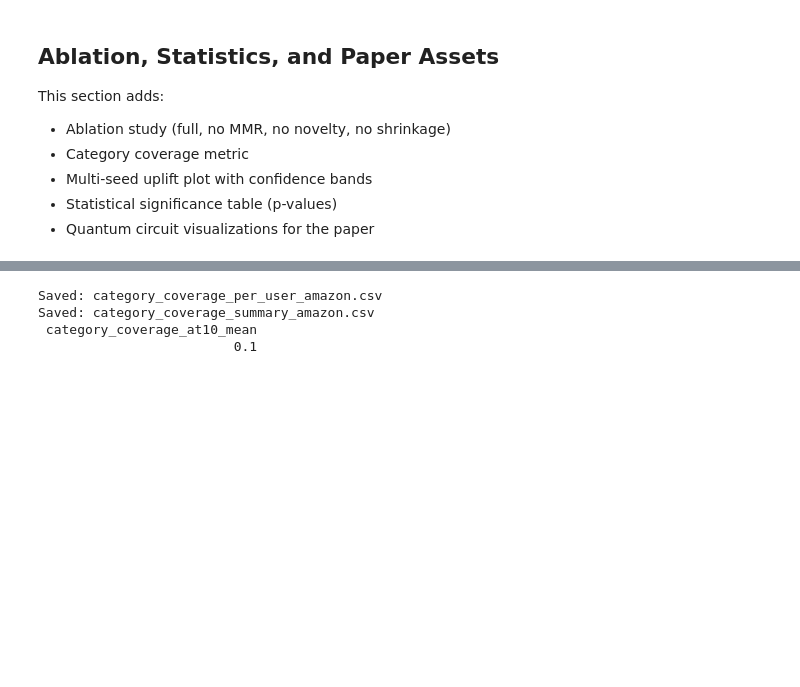
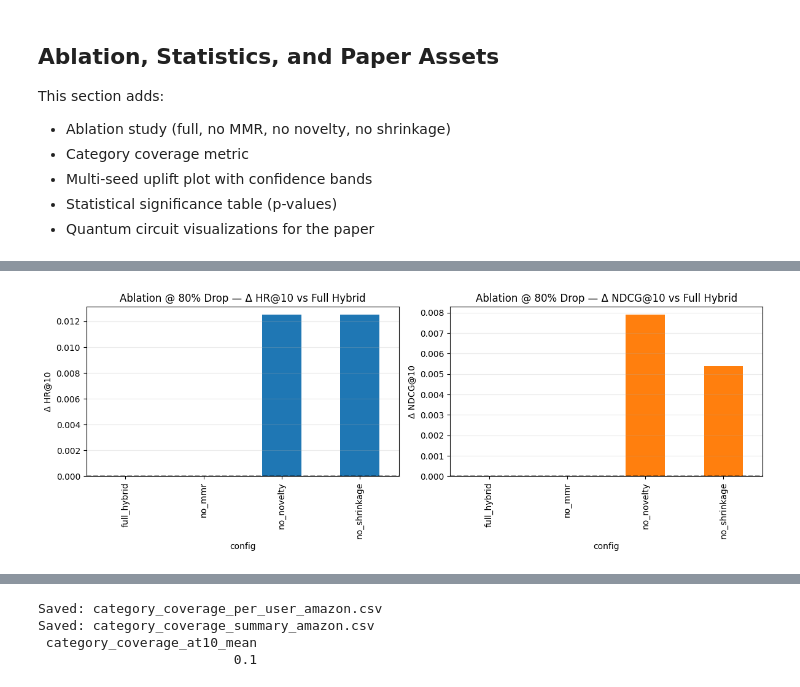
Before and after one commit to ApinisAtvars/Quantum-Enhanced-Smart-Shopping-Experience, a Jupyter notebook: QACF/AmazonReviews/04_hybrid_integration_amazon.ipynb, the cells around one changed output, grey strips where cells are left out. Drawn from its saved outputs; the diff is of its cells as text; code cells hidden in the pictures; blank space fills up the shorter version.

```diff
--- a/QACF/AmazonReviews/04_hybrid_integration_amazon.ipynb
+++ b/QACF/AmazonReviews/04_hybrid_integration_amazon.ipynb
@@ -2541,0 +2568,97 @@ print(ablation_df.to_string(index=False))
+# %%
+# === FAST ABLATION (Cell 4.8 replacement) - 5-10 minutes max ===
+import time
+
+if "GLOBAL_USE_SHRINKAGE" not in globals():
+    GLOBAL_USE_SHRINKAGE = True
+
+ablation_cfgs = [
+    ("full_hybrid", True, True, True),
+    ("no_mmr", False, True, True),
+    ("no_novelty", True, False, True),
+    ("no_shrinkage", True, True, False),
+]
+
+# FORCE fast mode
+FORCE_RECOMPUTE_ABLATION = False
+ablation_cache_dir = OUT_DIR / "ablation_cache"
+ablation_cache_dir.mkdir(parents=True, exist_ok=True)
+
+orig_shrink = bool(GLOBAL_USE_SHRINKAGE)
+
+def _pick_metric_at_drop(stress_df_local, drop_val, metric_col):
+    sub = stress_df_local.loc[np.isclose(stress_df_local["sparsity_drop"], float(drop_val))]
+    if len(sub):
+        return float(sub[metric_col].iloc[0])
+    if len(stress_df_local):
+        idx = (stress_df_local["sparsity_drop"].astype(float) - float(drop_val)).abs().idxmin()
+        return float(stress_df_local.loc[idx, metric_col])
+    return np.nan
+
+ablation_rows = []
+print("🚀 Running FAST ablation (80 users, only 0% + 80% drop)...")
+
+for name, use_mmr, use_novel, use_shrink in ablation_cfgs:
+    t0 = time.perf_counter()
+    cache_path = ablation_cache_dir / f"stress_{name}_fast.csv"
+
+    if cache_path.exists() and not FORCE_RECOMPUTE_ABLATION:
+        stress_ab = pd.read_csv(cache_path)
+        from_cache = True
+        print(f"   {name} ← loaded from cache")
+    else:
+        GLOBAL_USE_SHRINKAGE = bool(use_shrink)
+        # FAST run_protocol call with override parameters
+        _, _, stress_ab, _ = run_protocol(
+            use_hybrid=True,
+            use_diversity_rerank=use_mmr,
+            use_novelty_boost=use_novel,
+            EVAL_USERS=80,          # <<< FAST
+            SPARSITY_DROPS_OVERRIDE=[0.0, 0.80]  # <<< only critical drops
+        )
+        stress_ab.to_csv(cache_path, index=False)
+        from_cache = False
+        print(f"   {name} ← computed (took {time.perf_counter()-t0:.1f}s)")
+
+    ablation_rows.append({
+        "config": name,
+        "hr10_drop0": _pick_metric_at_drop(stress_ab, 0.0, "hr@10"),
+        "ndcg10_drop0": _pick_metric_at_drop(stress_ab, 0.0, "ndcg@10"),
+        "hr10_drop80": _pick_metric_at_drop(stress_ab, 0.8, "hr@10"),
+        "ndcg10_drop80": _pick_metric_at_drop(stress_ab, 0.8, "ndcg@10"),
+        "elapsed_sec": float(time.perf_counter() - t0),
+        "from_cache": bool(from_cache),
+    })
+
+GLOBAL_USE_SHRINKAGE = orig_shrink
+
+ablation_df = pd.DataFrame(ablation_rows)
+ablation_df.to_csv(OUT_DIR / "ablation_amazon.csv", index=False)
+
+# === DELTA BAR CHARTS (much more visible) ===
+full_row = ablation_df[ablation_df['config'] == 'full_hybrid'].iloc[0]
+ablation_df['hr10_delta_80'] = ablation_df['hr10_drop80'] - full_row['hr10_drop80']
+ablation_df['ndcg10_delta_80'] = ablation_df['ndcg10_drop80'] - full_row['ndcg10_drop80']
+
+fig, axes = plt.subplots(1, 2, figsize=(12, 4.5))
+ablation_df.plot(kind="bar", x="config", y="hr10_delta_80", ax=axes[0], legend=False, color="#1f77b4")
+axes[0].set_title("Ablation @ 80% Drop — Δ HR@10 vs Full Hybrid")
+axes[0].set_ylabel("Δ HR@10")
+axes[0].axhline(0, color='black', linestyle='--', alpha=0.5)
+axes[0].grid(alpha=0.25, axis="y")
+
+ablation_df.plot(kind="bar", x="config", y="ndcg10_delta_80", ax=axes[1], legend=False, color="#ff7f0e")
+axes[1].set_title("Ablation @ 80% Drop — Δ NDCG@10 vs Full Hybrid")
+axes[1].set_ylabel("Δ NDCG@10")
+axes[1].axhline(0, color='black', linestyle='--', alpha=0.5)
+axes[1].grid(alpha=0.25, axis="y")
+
+plt.tight_layout()
+plt.savefig(OUT_DIR / "ablation_amazon_bar.png", dpi=220, bbox_inches="tight")
+plt.show()
+
+print("✅ FAST ablation complete")
+print(f"Saved: {OUT_DIR / 'ablation_amazon.csv'}")
+print(f"Saved: {OUT_DIR / 'ablation_amazon_bar.png'}")
+print(ablation_df.round(5).to_string(index=False))
+# %% [output]
@@ -2541,0 +2670 @@ print(ablation_df.to_string(index=False))
+[figure, added]
```
Also changed, not shown: parts of 7 cells of this notebook, 1 other file.
